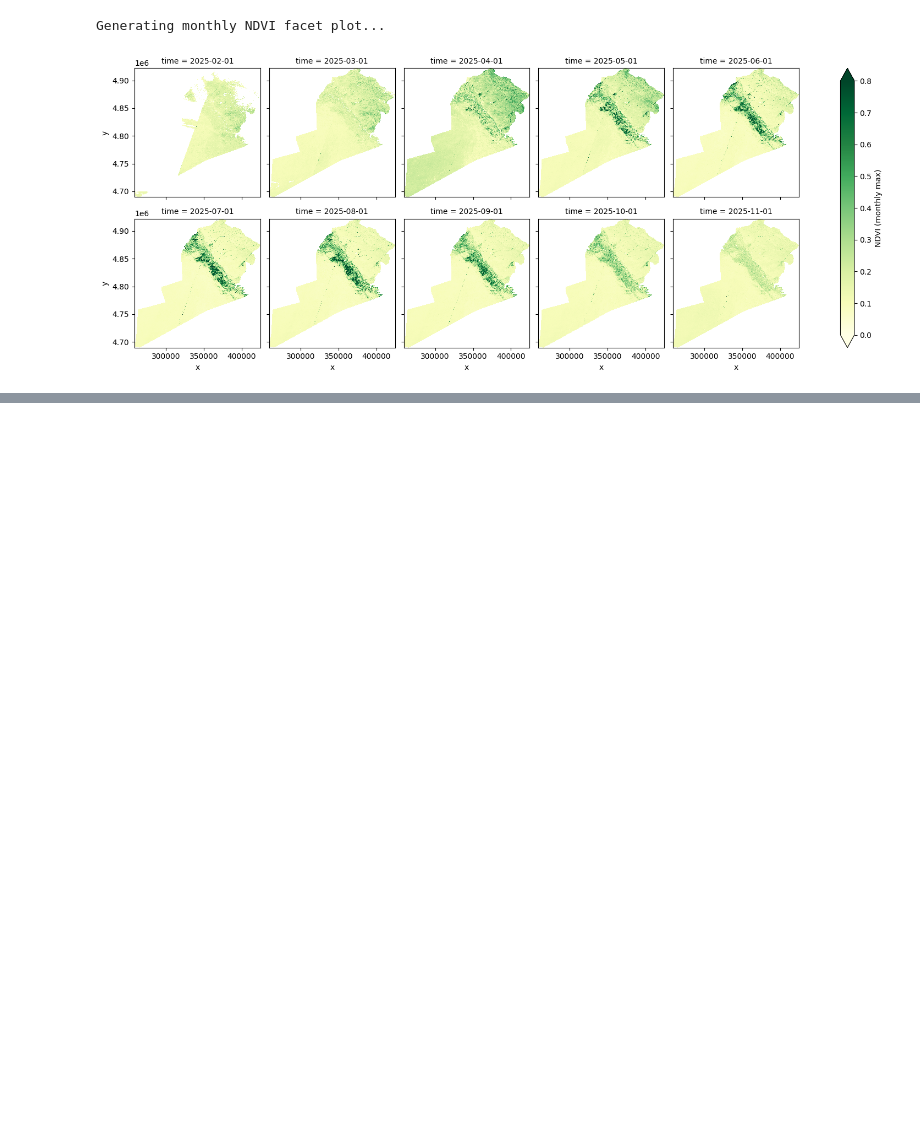
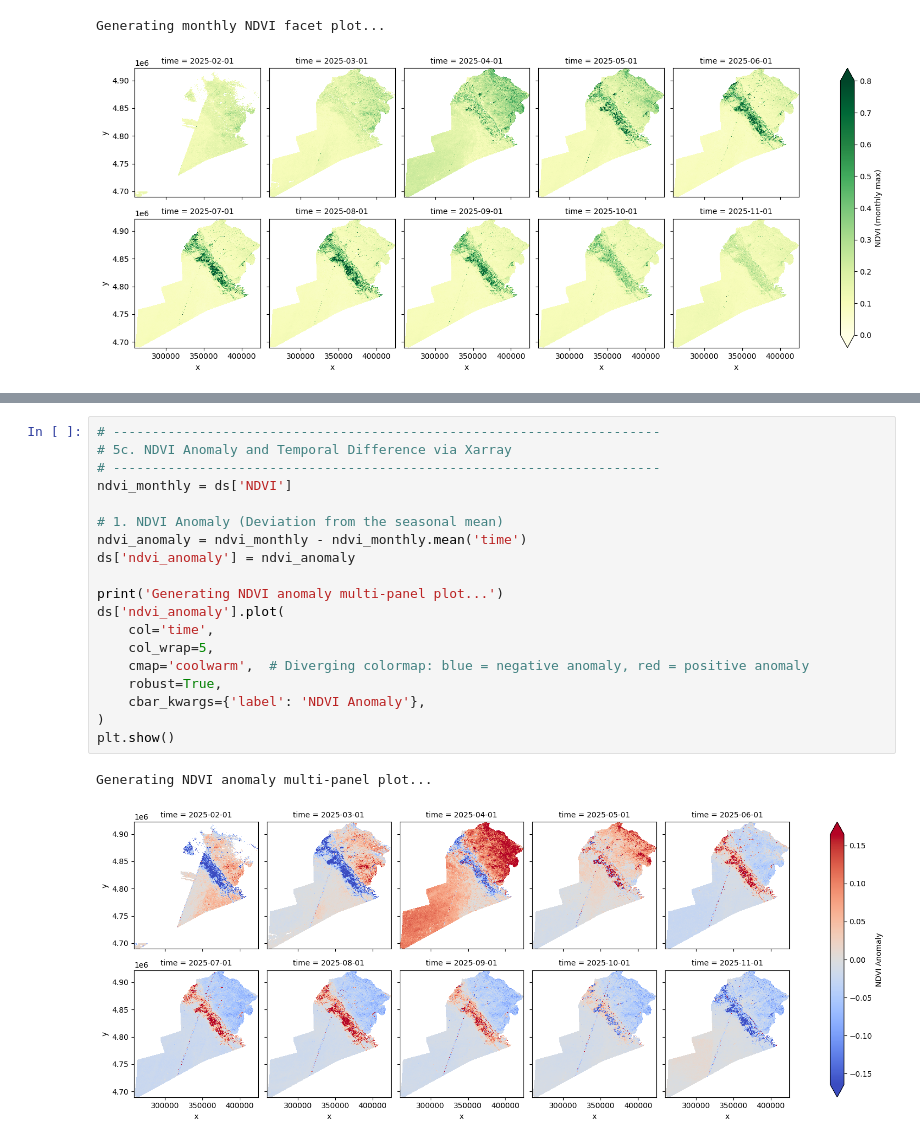
Before and after one commit to 13rustam/Zhanakorgan_Agriculture, a Jupyter notebook: Water_Crop_Use_Kaz.ipynb, the cells around one changed output, grey strips where cells are left out. Saved outputs shown, nothing was run; the diff lists cells and outputs as text; blank space fills up the shorter version.

```diff
--- a/Water_Crop_Use_Kaz.ipynb
+++ b/Water_Crop_Use_Kaz.ipynb
@@ -143,0 +159,22 @@ Map(center=[43.43741817070838, 67.09229390138452], controls=(WidgetControl(optio
+# %%
+# ----------------------------------------------------------------------
+# 5c. NDVI Anomaly and Temporal Difference via Xarray
+# ----------------------------------------------------------------------
+ndvi_monthly = ds['NDVI']
+
+# 1. NDVI Anomaly (Deviation from the seasonal mean)
+ndvi_anomaly = ndvi_monthly - ndvi_monthly.mean('time')
+ds['ndvi_anomaly'] = ndvi_anomaly
+
+print('Generating NDVI anomaly multi-panel plot...')
+ds['ndvi_anomaly'].plot(
+    col='time',
+    col_wrap=5,
+    cmap='coolwarm',  # Diverging colormap: blue = negative anomaly, red = positive anomaly
+    robust=True,
+    cbar_kwargs={'label': 'NDVI Anomaly'},
+)
+plt.show()
+# %% [output]
+Generating NDVI anomaly multi-panel plot...
+[figure, added]
```
Also changed, not shown: parts of 10 cells of this notebook.
